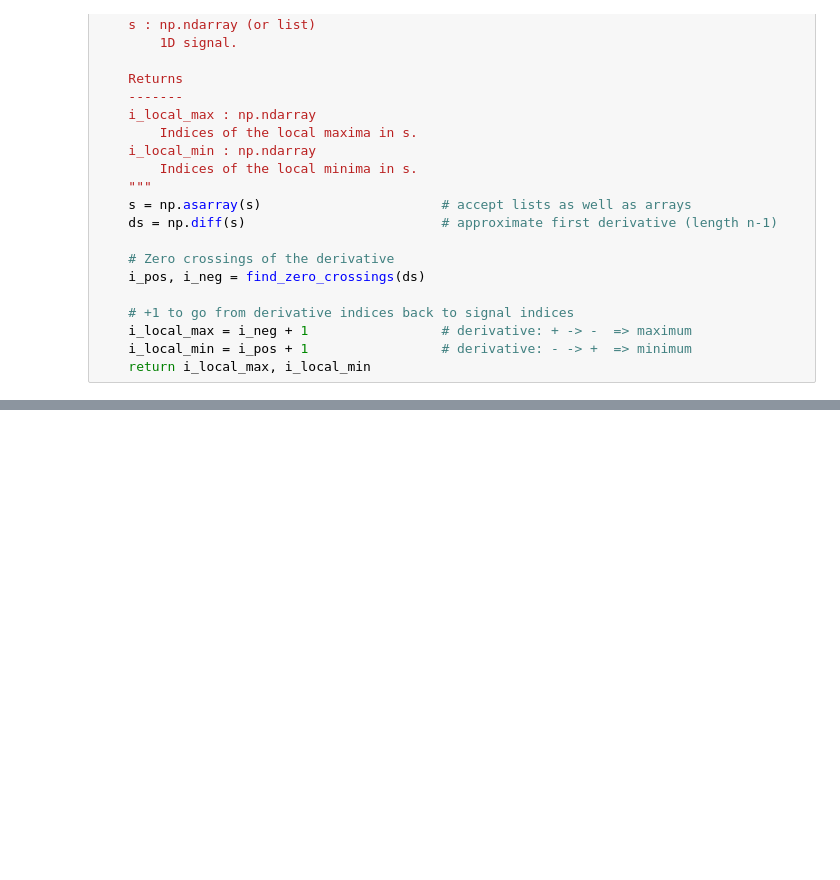
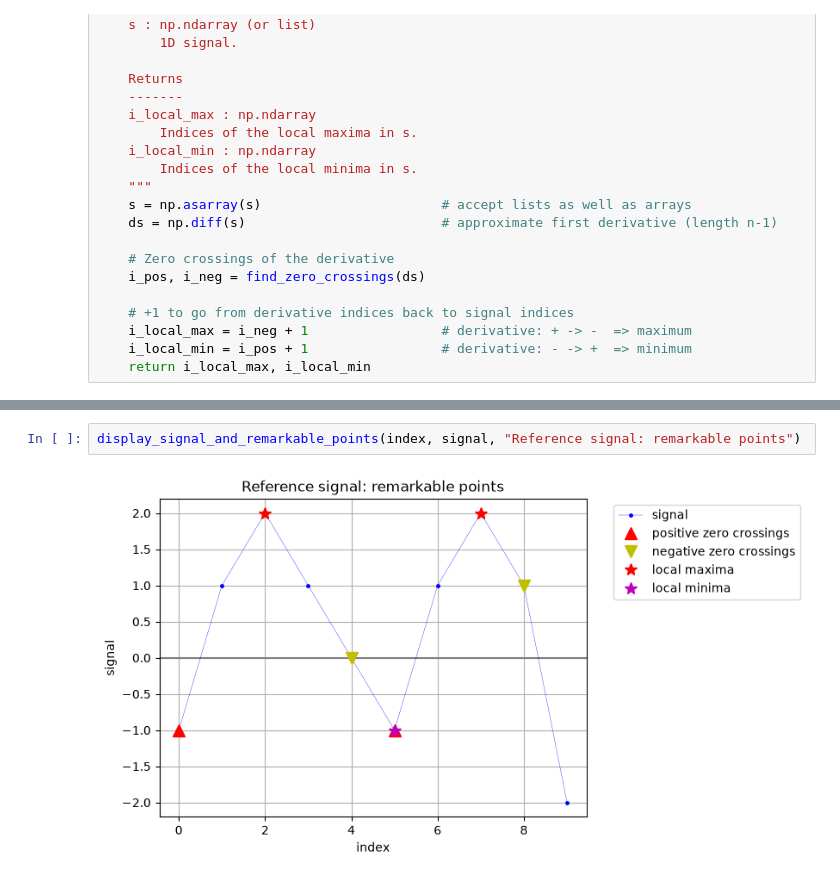
Before and after one commit to sdurand875-spec/IEAP-python-series03, a Jupyter notebook: Section/part2_functions.ipynb, the cells around one changed output, grey strips where cells are left out. Cells and saved outputs as stored; diff of their text form; blank space fills up the shorter version.

Commit message:
Add local extrema plot functions (2.3)

```diff
--- a/Section/part2_functions.ipynb
+++ b/Section/part2_functions.ipynb
@@ -544,0 +590,4 @@ All local extrema tests passed.
+# %%
+display_signal_and_remarkable_points(index, signal, "Reference signal: remarkable points")
+# %% [output]
+[figure, added]
```
Also changed, not shown: parts of 2 cells of this notebook.
